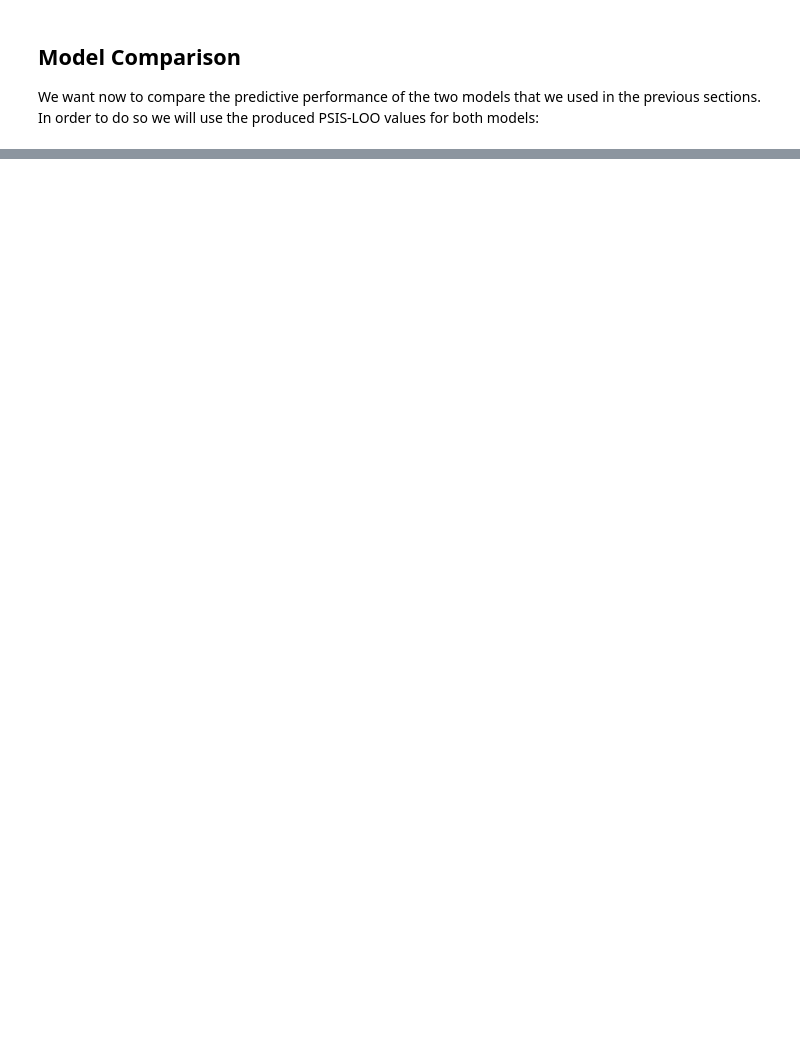
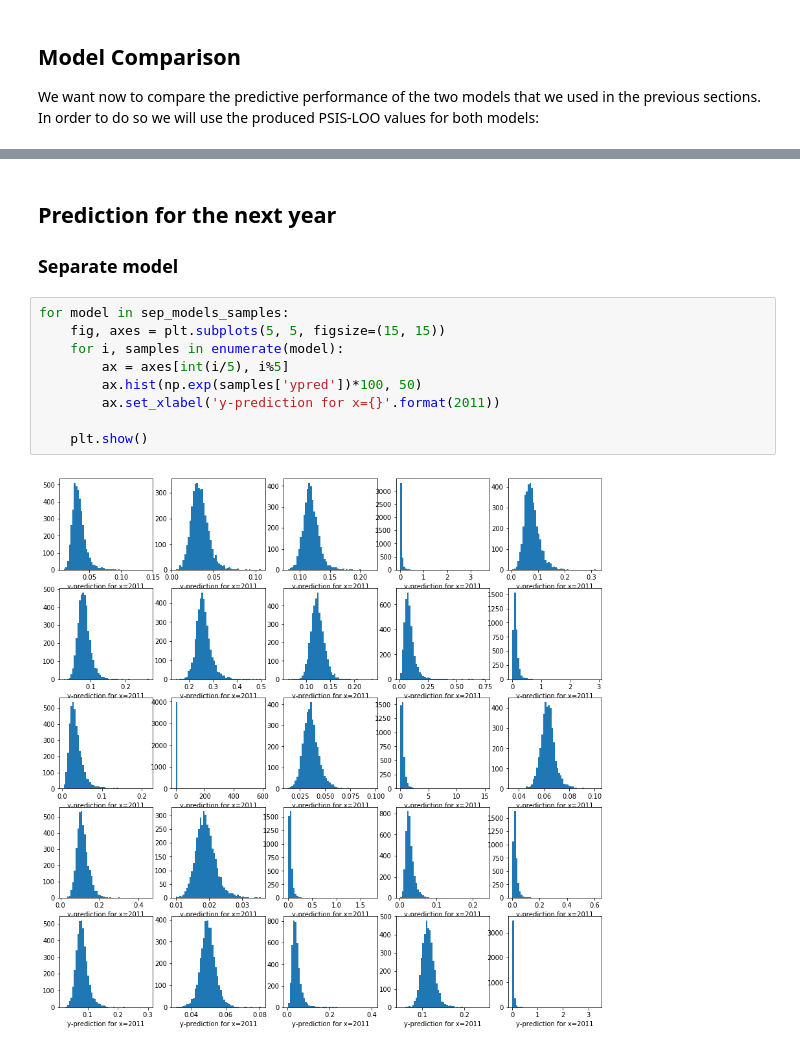
Before and after one commit to fcole90/bdafinal, a Jupyter notebook: bdafinal/notebook.ipynb, the cells around one changed output, grey strips where cells are left out. Drawn from its saved outputs; the diff is of its cells as text; blank space fills up the shorter version.

```diff
--- a/bdafinal/notebook.ipynb
+++ b/bdafinal/notebook.ipynb
@@ -413,0 +294,14 @@ Hierarchical model:  -58.4242965886 44.1347337955
+# %% [markdown]
+## Prediction for the next year
+### Separate model
+# %%
+for model in sep_models_samples:
+    fig, axes = plt.subplots(5, 5, figsize=(15, 15))
+    for i, samples in enumerate(model):
+        ax = axes[int(i/5), i%5]
+        ax.hist(np.exp(samples['ypred'])*100, 50)
+        ax.set_xlabel('y-prediction for x={}'.format(2011))
+
+    plt.show()
+# %% [output]
+[figure, added]
```
Also changed, not shown: parts of 25 cells of this notebook, 21 other files.
